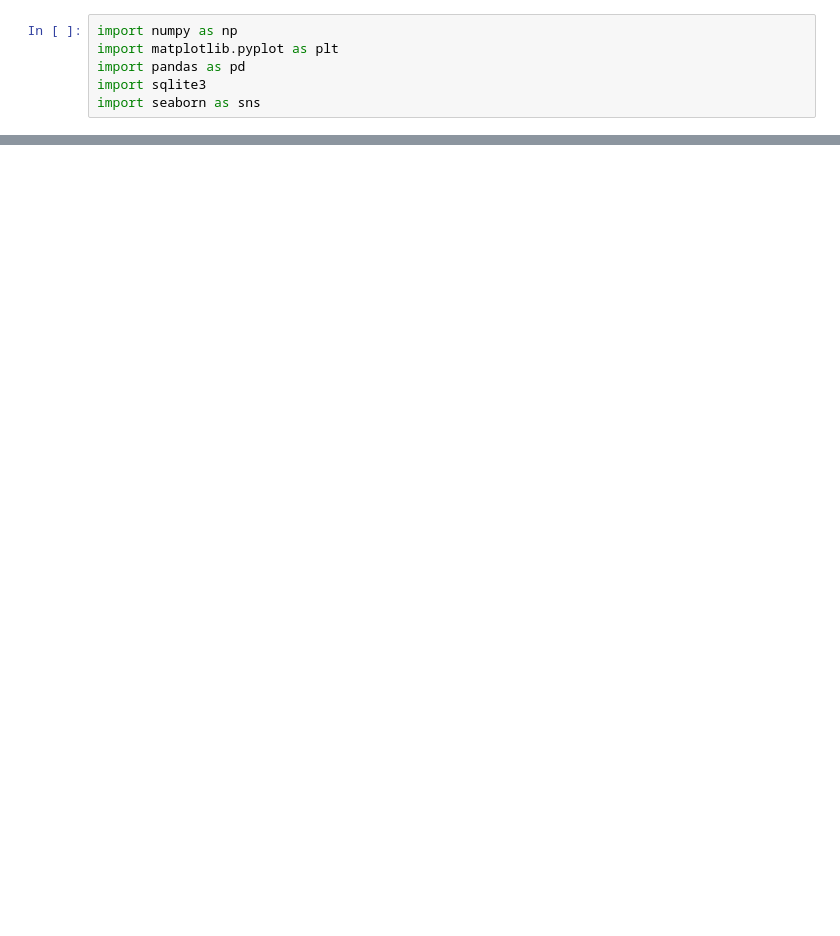
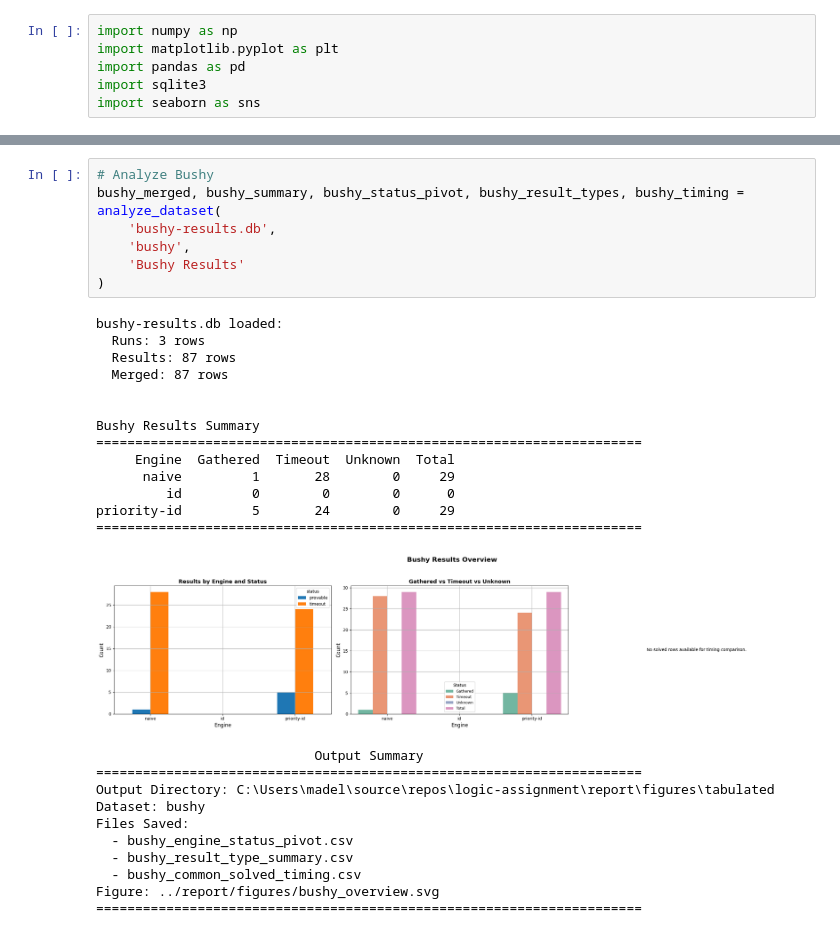
Before and after one commit to madiabio/logic-assignment, a Jupyter notebook: analysis/notebook.ipynb, the cells around one changed output, grey strips where cells are left out. Drawn from its saved outputs; the diff is of its cells as text; blank space fills up the shorter version.

```diff
--- a/analysis/notebook.ipynb
+++ b/analysis/notebook.ipynb
@@ -442,0 +320,32 @@ Saved CSV: results\tptp_unprovable_common_solved_timing.csv
+# %%
+# Analyze Bushy
+bushy_merged, bushy_summary, bushy_status_pivot, bushy_result_types, bushy_timing = analyze_dataset(
+    'bushy-results.db',
+    'bushy',
+    'Bushy Results'
+)
+# %% [output]
+bushy-results.db loaded:
+  Runs: 3 rows
+  Results: 87 rows
+  Merged: 87 rows
+
+
+Bushy Results Summary
+======================================================================
+     Engine  Gathered  Timeout  Unknown  Total
+      naive         1       28        0     29
+         id         0        0        0      0
+priority-id         5       24        0     29
+======================================================================
+[figure, added]
+                            Output Summary
+======================================================================
+Output Directory: C:\Users\madel\source\repos\logic-assignment\report\figures\tabulated
+Dataset: bushy
+Files Saved:
+  - bushy_engine_status_pivot.csv
+  - bushy_result_type_summary.csv
+  - bushy_common_solved_timing.csv
+Figure: ../report/figures/bushy_overview.svg
+======================================================================
```
Also changed, not shown: parts of 11 cells of this notebook, 20 other files.
